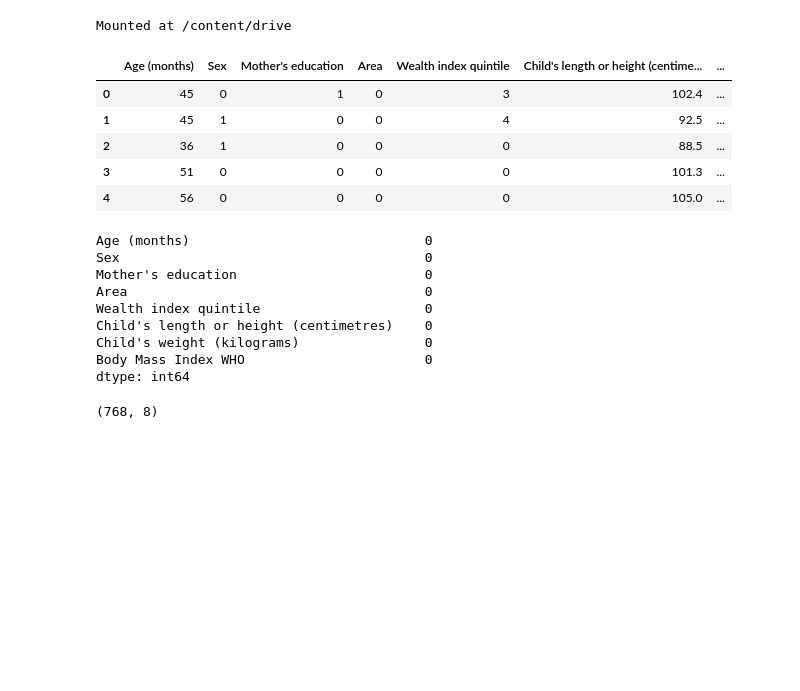
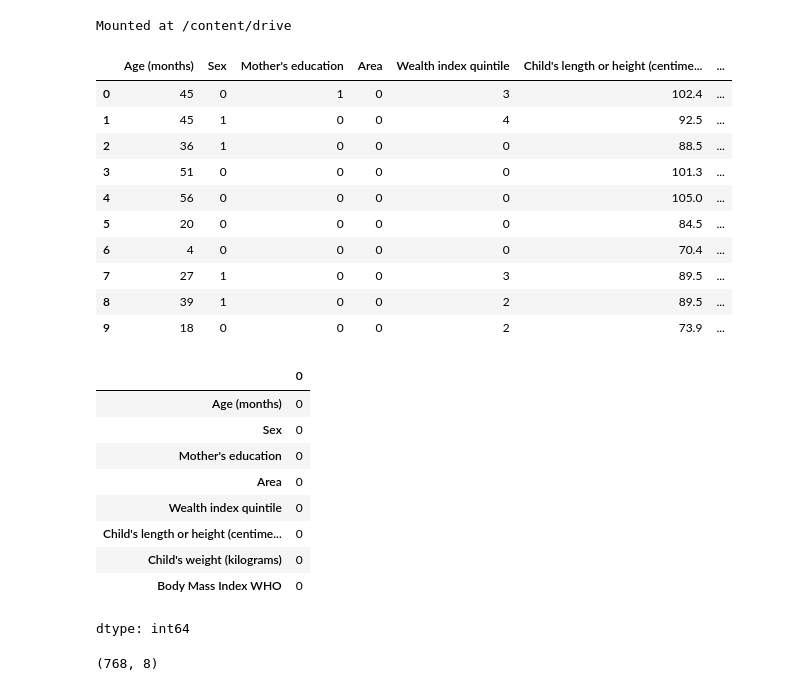
Before and after one commit to Bbrnn/engage_datascience_ai_ml, a Jupyter notebook: Supervised_Simple_LinearRegression__ML_Practical.ipynb, the cells around one changed output. Drawn from its saved outputs; the diff is of its cells as text; code cells hidden in the pictures; blank space fills up the shorter version.

```diff
--- a/Supervised_Simple_LinearRegression__ML_Practical.ipynb
+++ b/Supervised_Simple_LinearRegression__ML_Practical.ipynb
@@ -18,27 +18,33 @@ drive.mount('/content/drive')
 Mounted at /content/drive
 # %%
 #Reading data
-data=pd.read_excel("/content/drive/My Drive/ENGAGE/Datasets/DataPreprocessing/child_health_data_bungoma_county_cleaned_data10.xlsx")
+data=pd.read_excel("/content/drive/MyDrive/ENGAGE/Datasets/DataPreprocessing/child_health_data_bungoma_county_cleaned_data1.xlsx")
 # %%
-data.head()
+data.head(10)
 # %% [output]
 |  | Age (months) | Sex | Mother's education | Area | Wealth index quintile | Child's length or height (centime... | ... |
 | 0 | 45 | 0 | 1 | 0 | 3 | 102.4 | ... |
 | 1 | 45 | 1 | 0 | 0 | 4 | 92.5 | ... |
 | 2 | 36 | 1 | 0 | 0 | 0 | 88.5 | ... |
 | 3 | 51 | 0 | 0 | 0 | 0 | 101.3 | ... |
 | 4 | 56 | 0 | 0 | 0 | 0 | 105.0 | ... |
+| 5 | 20 | 0 | 0 | 0 | 0 | 84.5 | ... |
+| 6 | 4 | 0 | 0 | 0 | 0 | 70.4 | ... |
+| 7 | 27 | 1 | 0 | 0 | 3 | 89.5 | ... |
+| 8 | 39 | 1 | 0 | 0 | 2 | 89.5 | ... |
+| 9 | 18 | 0 | 0 | 0 | 2 | 73.9 | ... |
 # %%
 data.isnull().sum()
 # %% [output]
+|  | 0 |
+| Age (months) | 0 |
+| Sex | 0 |
+| Mother's education | 0 |
+| Area | 0 |
+| Wealth index quintile | 0 |
+| Child's length or height (centime... | 0 |
+| Child's weight (kilograms) | 0 |
+| Body Mass Index WHO | 0 |
-Age (months)                              0
-Sex                                       0
-Mother's education                        0
-Area                                      0
-Wealth index quintile                     0
-Child's length or height (centimetres)    0
-Child's weight (kilograms)                0
-Body Mass Index WHO                       0
 dtype: int64
 # %%
 data.shape
```
Also changed, not shown: parts of 12 cells of this notebook.
